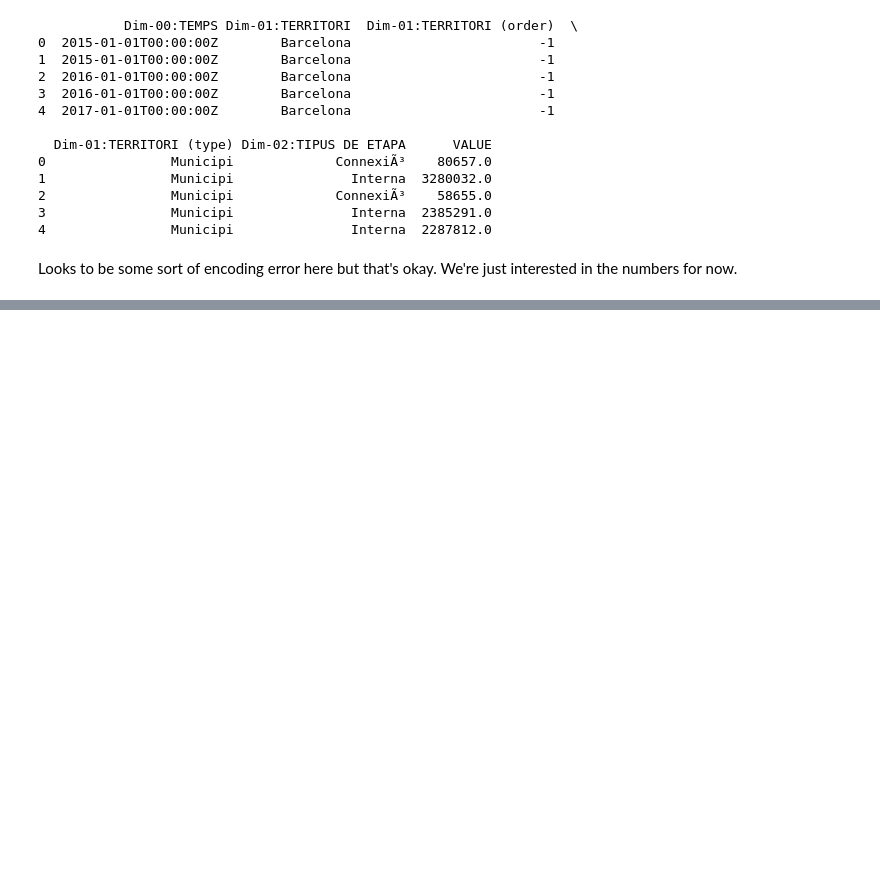
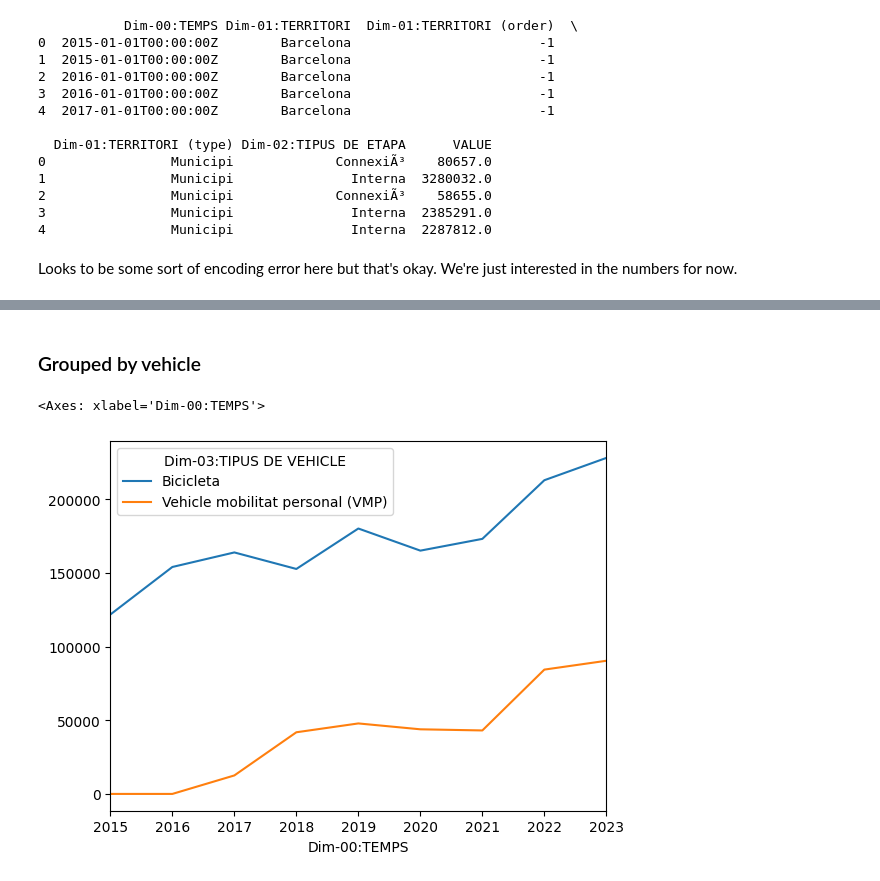
Before and after one commit to jammy-data/REALLOCATE, a Jupyter notebook: dashboard_plots/BcnOpenAPI.ipynb, the cells around one changed output, grey strips where cells are left out. Drawn from its saved outputs; the diff is of its cells as text; code cells hidden in the pictures; blank space fills up the shorter version.

```diff
--- a/dashboard_plots/BcnOpenAPI.ipynb
+++ b/dashboard_plots/BcnOpenAPI.ipynb
@@ -61,0 +95,9 @@ Looks to be some sort of encoding error here but that's okay. We're just interes
+# %% [markdown]
+### Grouped by vehicle
+# %%
+vehicle_df = df.groupby(['Dim-00:TEMPS', 'Dim-03:TIPUS DE VEHICLE']).sum()
+vehicle_df = vehicle_df['VALUE'].unstack('Dim-03:TIPUS DE VEHICLE')
+vehicle_df.plot()
+# %% [output]
+<Axes: xlabel='Dim-00:TEMPS'>
+[figure, added]
```
Also changed, not shown: parts of 8 cells of this notebook.
